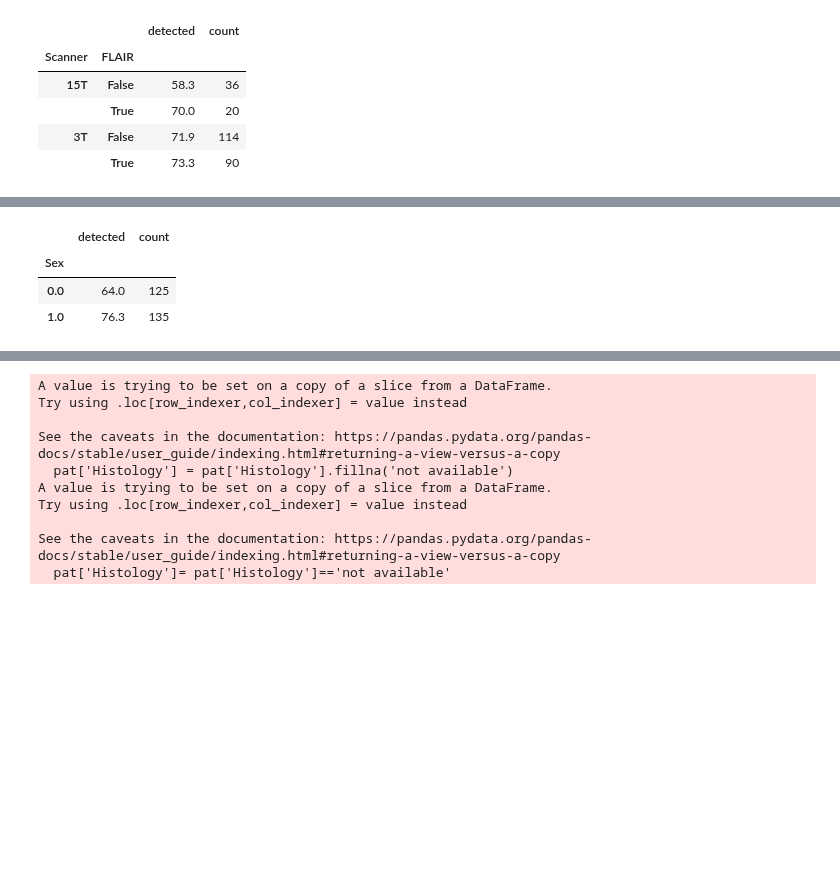
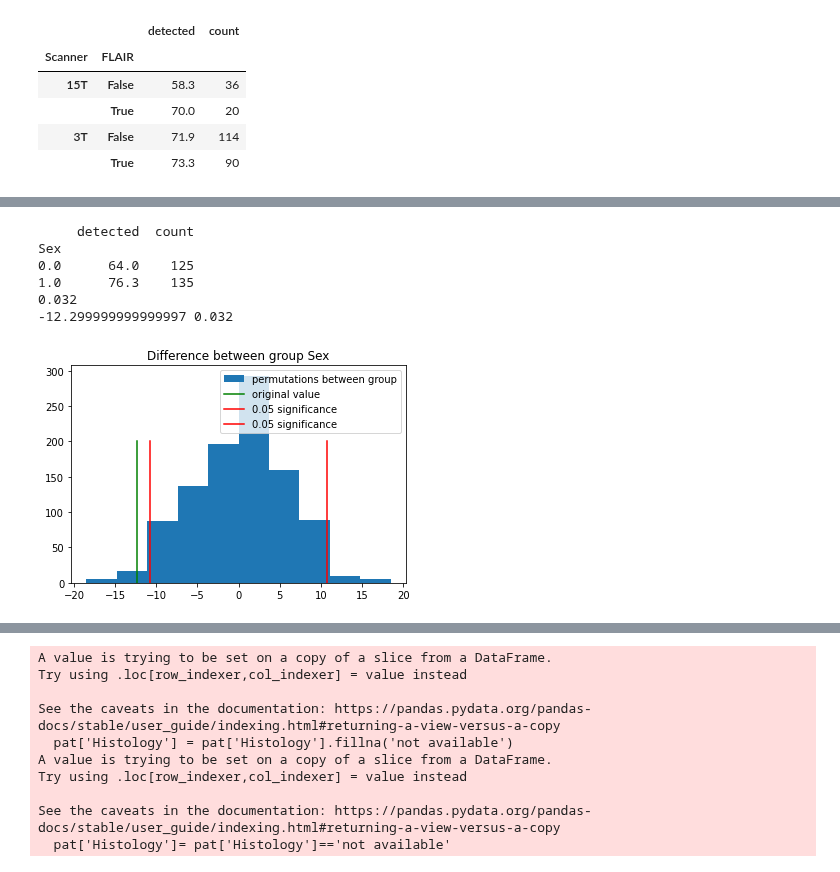
Before and after one commit to MELDProject/meld_graph, a Jupyter notebook: notebooks/compare_results_MLP.ipynb, the cells around one changed output, grey strips where cells are left out. Saved outputs shown, nothing was run; the diff lists cells and outputs as text; code cells hidden in the pictures; blank space fills up the shorter version.

```diff
--- a/notebooks/compare_results_MLP.ipynb
+++ b/notebooks/compare_results_MLP.ipynb
@@ -529,12 +542,21 @@ disp_df
 # %%
 disp_df=pd.DataFrame(100*pat.groupby(['Sex']).mean()['detected']).round(1)
 disp_df['count'] = pat.groupby(['Sex']).count()['detected']
-disp_df
+print(disp_df)
+
+#get difference and pval
+diff_orig = disp_df['detected'].values[0]-disp_df['detected'].values[1]
+var='Sex'
+pval= compute_pval(pat[['detected',var]], diff_orig, var=var)
+print(diff_orig, pval)
 # %% [output]
-|  | detected | count |
-| Sex |  |  |
-| 0.0 | 64.0 | 125 |
-| 1.0 | 76.3 | 135 |
+     detected  count
+Sex
+0.0      64.0    125
+1.0      76.3    135
+0.032
+-12.299999999999997 0.032
+[figure, added]
 # %%
 pat['Histology'] = pat['Histology'].fillna('not available')
 disp_df=pd.DataFrame(100*pat.groupby(['Histology']).mean()['detected']).round(1)
```
Also changed, not shown: parts of 24 cells of this notebook.
